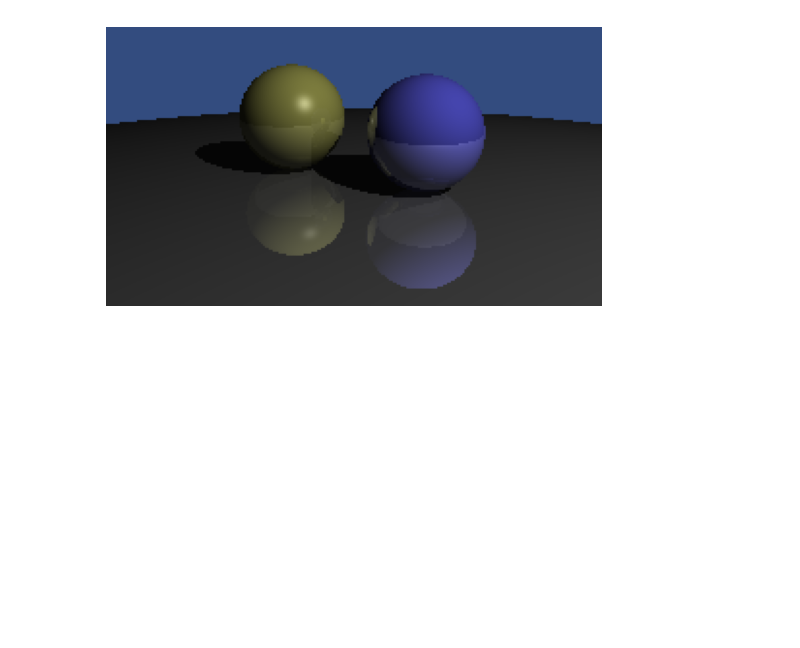
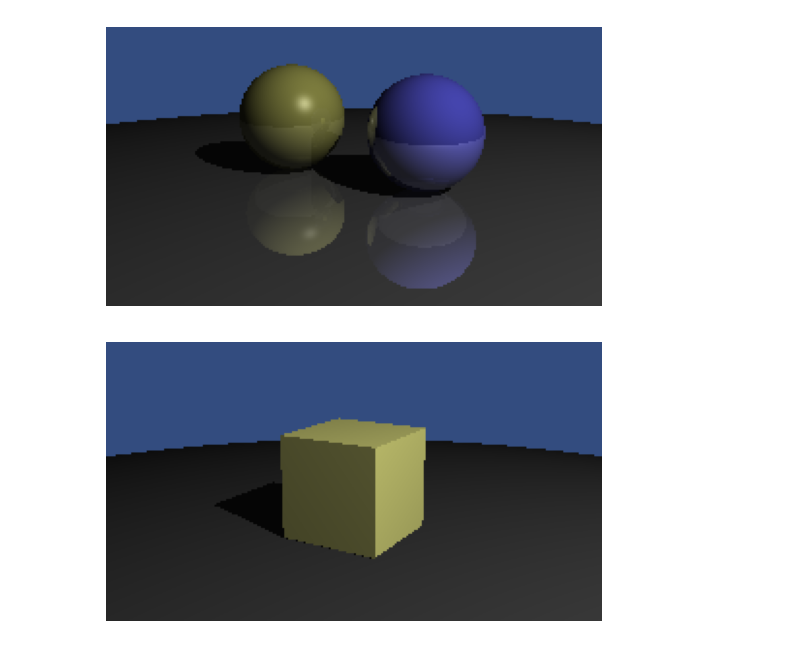
Before and after one commit to BYam24/man-and-moon, a Jupyter notebook: Testing.ipynb, the cells around one changed output. Cells and saved outputs as stored; diff of their text form; code cells hidden in the pictures; blank space fills up the shorter version.

```diff
--- a/Testing.ipynb
+++ b/Testing.ipynb
@@ -38,3 +38,8 @@ im = ThreeSpheresExample().render(output_shape = [144,256])
 im.show()
 # %% [output]
 [figure]
+# %%
+im = CubeExample().render(output_shape = [144,256])
+im.show()
+# %% [output]
+[figure, added]
```
Also changed, not shown: 1 other file.
